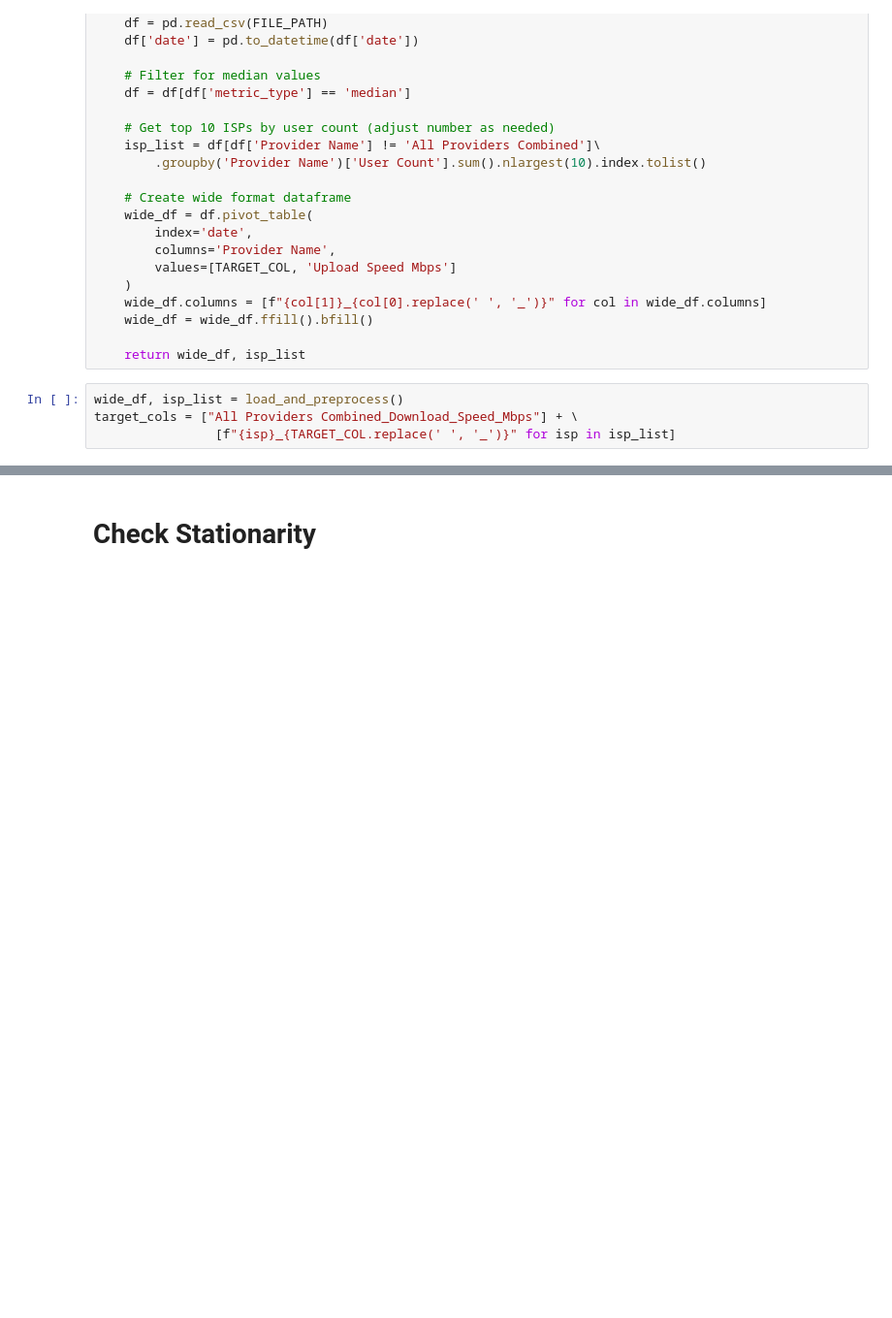
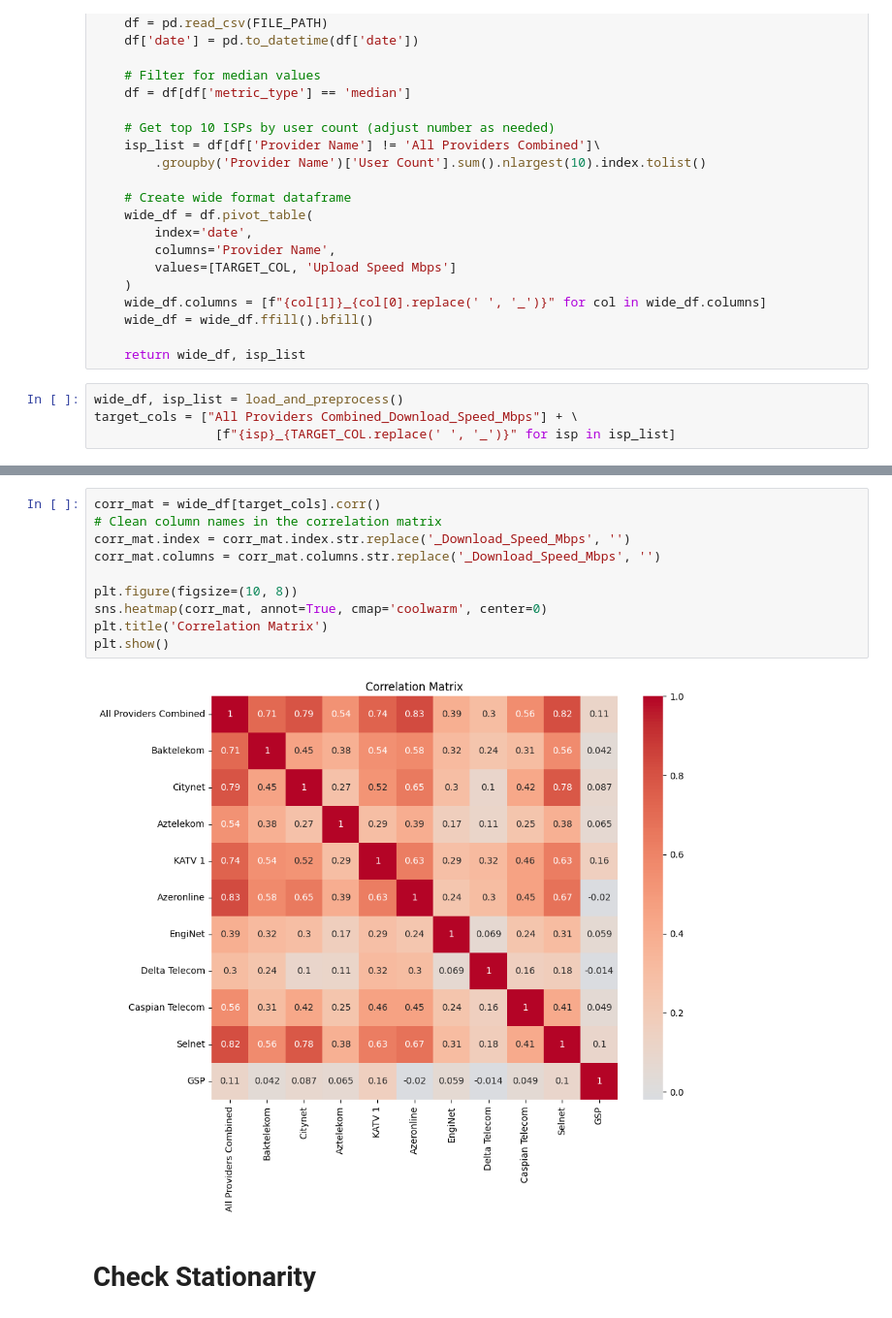
Before and after one commit to salahaddiniayyubi/internet_speed_forecasting, a Jupyter notebook: var_model.ipynb, the cells around one changed output, grey strips where cells are left out. Shown at 97% size. Cells and saved outputs as stored; diff of their text form; blank space fills up the shorter version.

Commit message:
Added lagselection, correlation matrix,  diagnostic check. Interpretation improvement is needed

```diff
--- a/var_model.ipynb
+++ b/var_model.ipynb
@@ -66,3 +51,15 @@ wide_df[target_cols].corr()
+# %%
+corr_mat = wide_df[target_cols].corr()
+# Clean column names in the correlation matrix
+corr_mat.index = corr_mat.index.str.replace('_Download_Speed_Mbps', '')
+corr_mat.columns = corr_mat.columns.str.replace('_Download_Speed_Mbps', '')
+
+plt.figure(figsize=(10, 8))
+sns.heatmap(corr_mat, annot=True, cmap='coolwarm', center=0)
+plt.title('Correlation Matrix')
+plt.show()
+# %% [output]
+[figure, added]
 # %% [markdown]
 # Check Stationarity
 # %%
```
Also changed, not shown: parts of 12 cells of this notebook, 5 other files.
